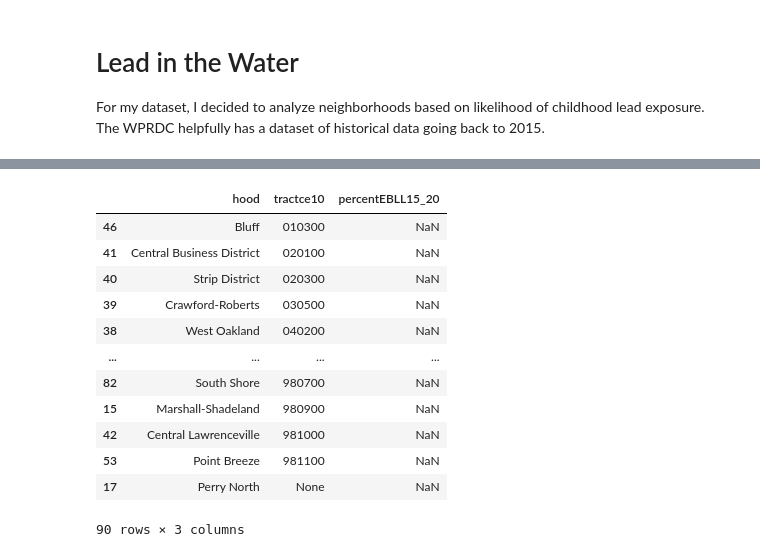
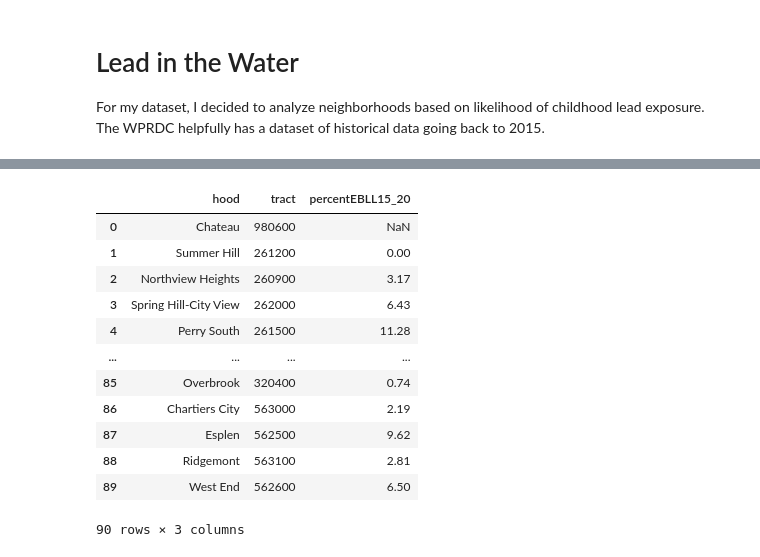
Before and after one commit to neffers/pittsburgh-neighborhood-analysis, a Jupyter notebook: jbb65-lead-in-the-water.ipynb, the cells around one changed output, grey strips where cells are left out. Cells and saved outputs as stored; diff of their text form; code cells hidden in the pictures.

```diff
--- a/jbb65-lead-in-the-water.ipynb
+++ b/jbb65-lead-in-the-water.ipynb
@@ -9,5 +9,5 @@ import geopandas as gp
 # %%
 nb = gp.read_file("neighborhoods/Neighborhoods_.shp")
 nb.plot()
-nb
+nb.insert(0,"tract",nb['tractce10'].astype("Int64", errors='ignore').fillna(0))
 # %% [output]
@@ -30,7 +38,7 @@ ell = pd.read_csv("elevated-blood-lead-levels.csv")
 
 #Need to create a column to enable us to map to the neighborhood data
 #ell.insert(0,"tractce10",(ell["CensusTract"]-42003000000).astype('object'))
-ell.insert(0,"tractce10",(ell["CensusTract"]-42003000000).zfill(6))
+ell.insert(0,"tract",(ell["CensusTract"]-42003000000))
 
-ell[['tractce10','percentEBLL15_20']]
+ell[['tract','percentEBLL15_20']]
 # %% [output]
@@ -38,20 +58,20 @@ AttributeError: 'Series' object has no attribute 'zfill'
 # %%
-ellnb = nb.merge(ell, how="left", on="tractce10")
+ellnb = nb.merge(ell, how="left", on="tract")
 #ellnb.plot(column='percentEBLL15_20')
-ellnb[['hood','tractce10','percentEBLL15_20']].sort_values('tractce10')
+ellnb[['hood','tract','percentEBLL15_20']]
 # %% [output]
-|  | hood | tractce10 | percentEBLL15_20 |
-| 46 | Bluff | 010300 | NaN |
-| 41 | Central Business District | 020100 | NaN |
-| 40 | Strip District | 020300 | NaN |
-| 39 | Crawford-Roberts | 030500 | NaN |
-| 38 | West Oakland | 040200 | NaN |
+|  | hood | tract | percentEBLL15_20 |
+| 0 | Chateau | 980600 | NaN |
+| 1 | Summer Hill | 261200 | 0.00 |
+| 2 | Northview Heights | 260900 | 3.17 |
+| 3 | Spring Hill-City View | 262000 | 6.43 |
+| 4 | Perry South | 261500 | 11.28 |
 | ... | ... | ... | ... |
-| 82 | South Shore | 980700 | NaN |
-| 15 | Marshall-Shadeland | 980900 | NaN |
-| 42 | Central Lawrenceville | 981000 | NaN |
-| 53 | Point Breeze | 981100 | NaN |
-| 17 | Perry North | None | NaN |
+| 85 | Overbrook | 320400 | 0.74 |
+| 86 | Chartiers City | 563000 | 2.19 |
+| 87 | Esplen | 562500 | 9.62 |
+| 88 | Ridgemont | 563100 | 2.81 |
+| 89 | West End | 562600 | 6.50 |
 90 rows × 3 columns
 # %%
 ellnb.plot(column='percentEBLL15_20', # set the data to be used for coloring
```
Also changed, not shown: parts of 4 cells of this notebook.
